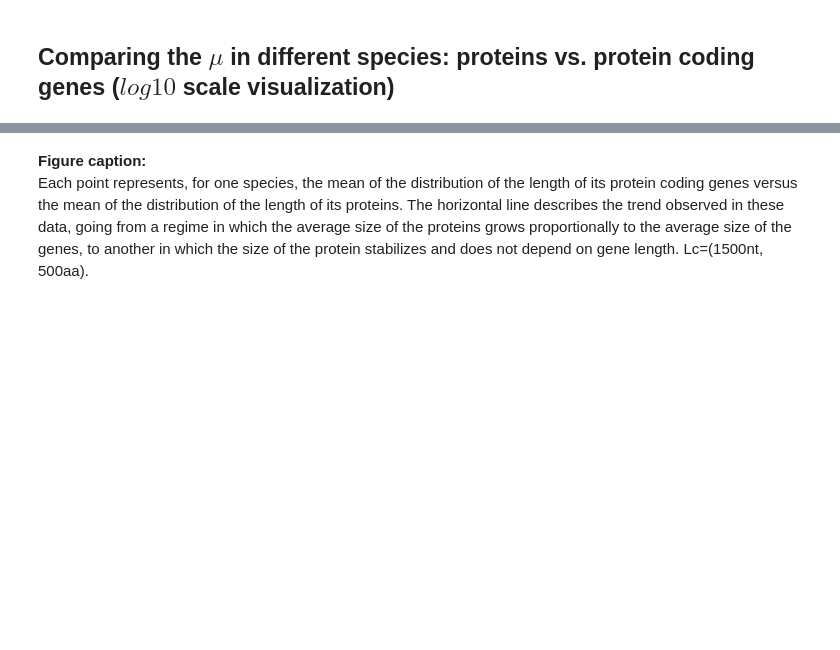
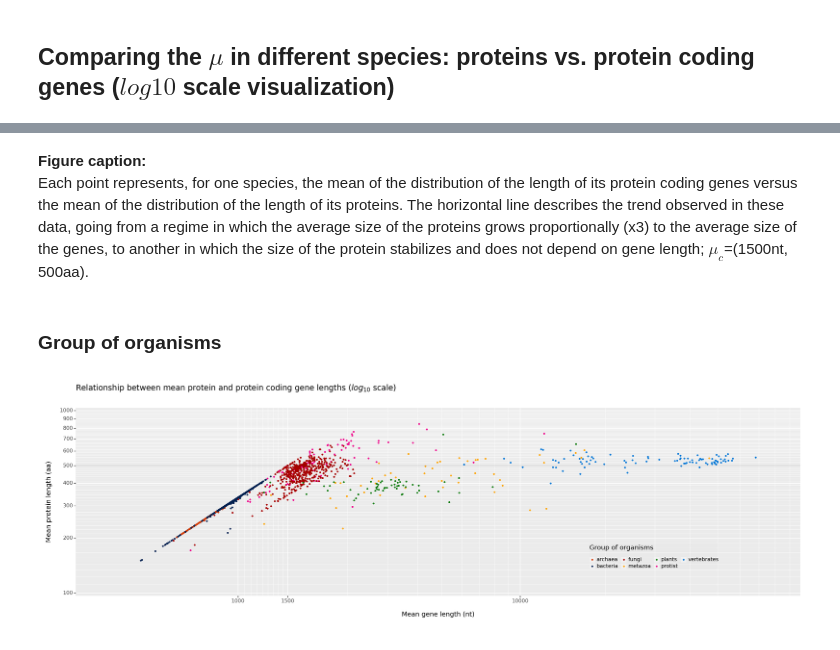
Before and after one commit to emuro/EM_probando, a Jupyter notebook: main_work/relation_proteins_protCodGenes_lengths.ipynb, the cells around one changed output, grey strips where cells are left out. Saved outputs shown, nothing was run; the diff lists cells and outputs as text; code cells hidden in the pictures; blank space fills up the shorter version.

```diff
--- a/main_work/relation_proteins_protCodGenes_lengths.ipynb
+++ b/main_work/relation_proteins_protCodGenes_lengths.ipynb
@@ -51,3 +62,13 @@ Name: Clades, dtype: int64
+# %%
+if BOOL_QUALITY == "ONLY_HIGH_QUALITY_GENOMES":
+    species_hq__l = rd.from_species_list_retrieve_species_with_HQG(merged["species"].to_list())
+    merged = merged[merged['species'].isin(species_hq__l)]
+    # visualize data
+    if 1:
+        pd.set_option('display.max_columns', None)
+        display(merged.head(1))
+        print(merged.shape)
+        print('\n', merged["Group of organisms"].value_counts(), sep="")
 # %% [markdown]
 ## Python functions
 # %%
@@ -100,3 +123,10 @@ plot__comparing_genes_prots(df2plot, col_x, col_y, x_lab, y_lab, title)
 # %% [markdown]
 **Figure caption:**
-Each point represents, for one species, the mean of the distribution of the length of its protein coding genes versus the mean of the distribution of the length of its proteins. The horizontal line describes the trend observed in these data, going from a regime in which the average size of the proteins grows proportionally to the average size of the genes, to another in which the size of the protein stabilizes and does not depend on gene length. Lc=(1500nt, 500aa).
+Each point represents, for one species, the mean of the distribution of the length of its protein coding genes versus the mean of the distribution of the length of its proteins. The horizontal line describes the trend observed in these data, going from a regime in which the average size of the proteins grows proportionally (x3) to the average size of the genes, to another in which the size of the protein stabilizes and does not depend on gene length; $\mu_{c}$=(1500nt, 500aa).
+# %% [markdown]
+### Group of organisms
+# %%
+legends_by = "Group of organisms"
+plot__comparing_genes_prots(df2plot, col_x, col_y, x_lab, y_lab, title, legends_by)
+# %% [output]
+[figure, added]
```
Also changed, not shown: parts of 6 cells of this notebook, 9 other files.
